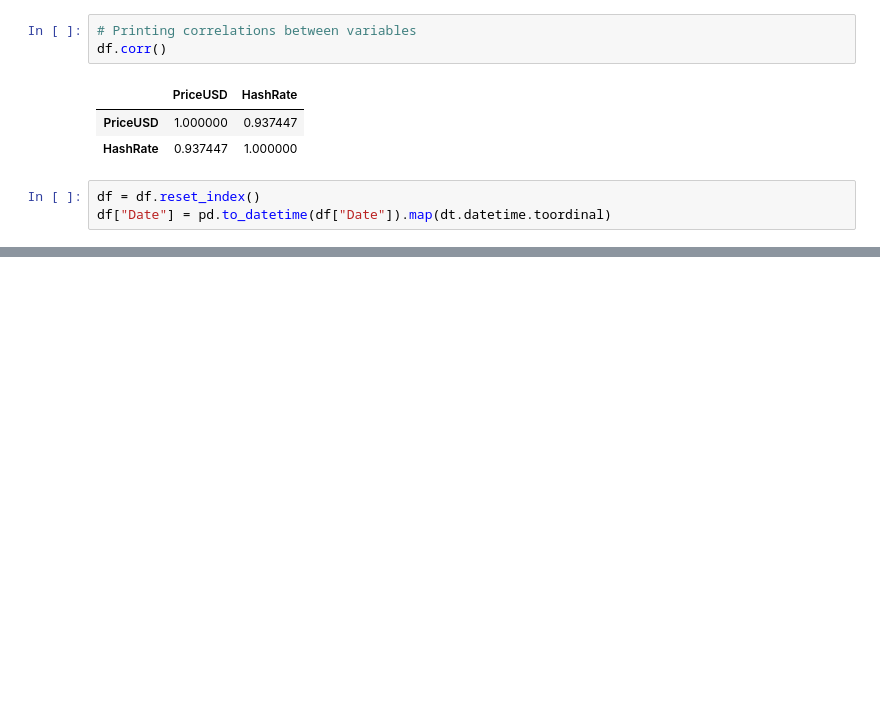
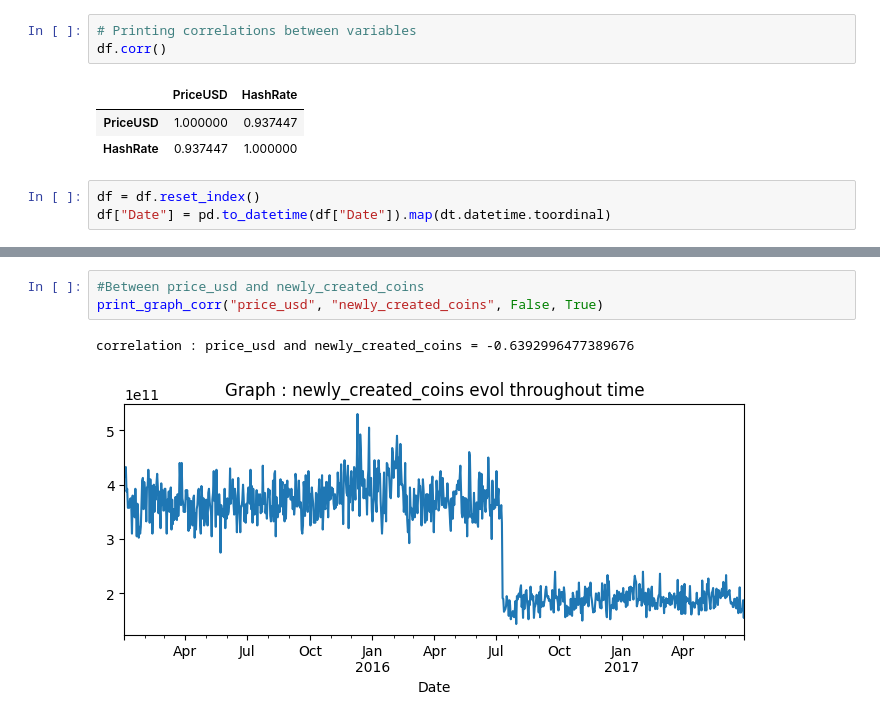
Before and after one commit to Adam-Ismaili-92/PythonForBigDataProject, a Jupyter notebook: Project.ipynb, the cells around one changed output, grey strips where cells are left out. Cells and saved outputs as stored; diff of their text form; blank space fills up the shorter version.

```diff
--- a/Project.ipynb
+++ b/Project.ipynb
@@ -60,0 +132,6 @@ y = 1.5963403784515047 * x + -1174364.2202138337
+# %%
+#Between price_usd and newly_created_coins
+print_graph_corr("price_usd", "newly_created_coins", False, True)
+# %% [output]
+correlation : price_usd and newly_created_coins = -0.6392996477389676
+[figure, added]
```
Also changed, not shown: parts of 7 cells of this notebook.
